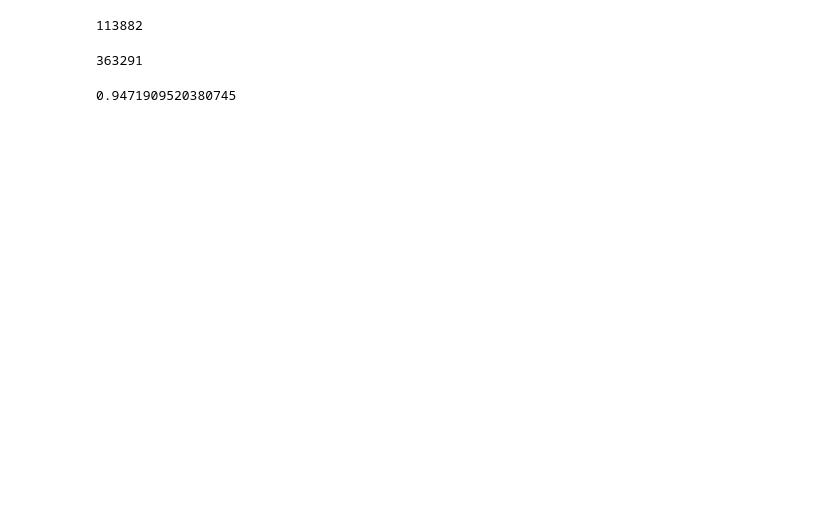
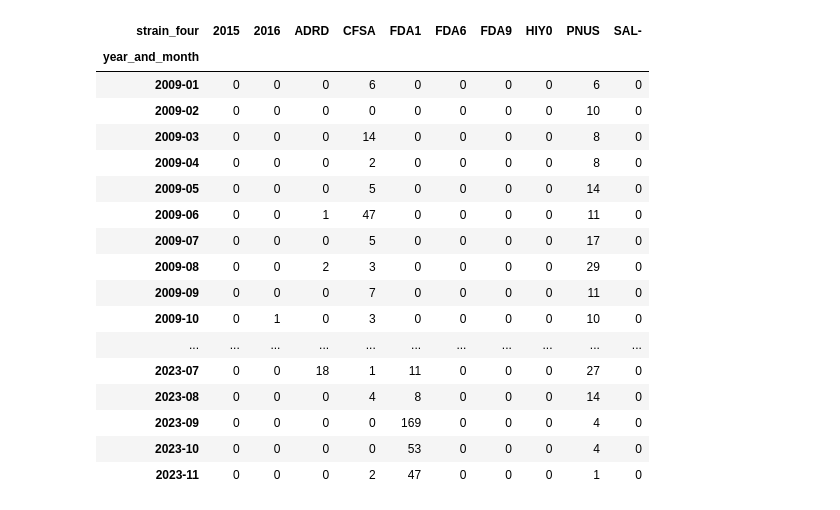
Before and after one commit to 52738592625/EpiNCBI_V1, a Jupyter notebook: charts/strain_562_590.ipynb, the cells around one changed output. Cells and saved outputs as stored; diff of their text form; code cells hidden in the pictures; blank space fills up the shorter version.

```diff
--- a/charts/strain_562_590.ipynb
+++ b/charts/strain_562_590.ipynb
@@ -5,3 +5,23 @@ pd.set_option('display.max_rows', None)
 pd.set_option('display.max_columns', None)
 ecoli = pd.read_csv('../ncbi_562_data.csv')
 salmonella = pd.read_csv('../ncbi_590_data.csv')
+# %%
+ecoli = ecoli[ecoli['is_usa_based'] == 1]
+ecoli['collection_year'] = pd.to_numeric(ecoli['collection_year'], errors='coerce')
+ecoli = ecoli[ecoli['collection_year'] >= 2009]
+ecoli = ecoli[ecoli['month'].notna()]
+ecoli['collection_year'] = ecoli['collection_year'].astype(str)
+ecoli['collection_year'] = ecoli['collection_year'].str[:4]
+ecoli['month'] = ecoli['month'].astype(int)
+ecoli['month'] = ecoli['month'].apply(lambda x: f"{x:02d}")
+ecoli['year_and_month'] = ecoli['collection_year'] + '-' + ecoli['month']
+
+salmonella = salmonella[salmonella['is_usa_based'] == 1]
+salmonella['collection_year'] = pd.to_numeric(salmonella['collection_year'], errors='coerce')
+salmonella = salmonella[salmonella['collection_year'] >= 2009]
+salmonella = salmonella[salmonella['month'].notna()]
+salmonella['collection_year'] = salmonella['collection_year'].astype(str)
+salmonella['collection_year'] = salmonella['collection_year'].str[:4]
+salmonella['month'] = salmonella['month'].astype(int)
+salmonella['month'] = salmonella['month'].apply(lambda x: f"{x:02d}")
+salmonella['year_and_month'] = salmonella['collection_year'] + '-' + salmonella['month']
@@ -47,12 +34,34 @@ salmonella['strain'].unique().shape
-# %%
-len(ecoli)
-# %% [output]
-113882
-# %%
-len(salmonella)
-# %% [output]
-363291
-# %%
-(113882-6014)/113882
-# %% [output]
-0.9471909520380745
+# %%
+#make a year_month_count for each of the top 10 submitters for ecoli
+top_10_e_strain_4 = ecoli['strain_four'].value_counts().nlargest(10).index
+ecoli_top_10 = ecoli[ecoli['strain_four'].isin(top_10_e_strain_4)]
+year_month_counts_e = ecoli_top_10['year_and_month'].value_counts().sort_index()
+#make a year_month
+#make a year_month_count for each of the top 10 submitters for ecoli
+top_10_s_strain_4 = salmonella['strain_four'].value_counts().nlargest(10).index
+salmonella_top_10 = salmonella[salmonella['strain_four'].isin(top_10_s_strain_4)]
+year_month_counts_s = salmonella_top_10['year_and_month'].value_counts().sort_index()
+# %%
+ecoli_top_10_counts = ecoli_top_10.groupby(['year_and_month', 'strain_four']).size().unstack(fill_value=0)
+salmonella_top_10_counts = salmonella_top_10.groupby(['year_and_month', 'strain_four']).size().unstack(fill_value=0)
+# %%
+salmonella_top_10_counts
+# %% [output]
+| strain_four | 2015 | 2016 | ADRD | CFSA | FDA1 | FDA6 | FDA9 | HIY0 | PNUS | SAL- |
+| year_and_month |  |  |  |  |  |  |  |  |  |  |
+| 2009-01 | 0 | 0 | 0 | 6 | 0 | 0 | 0 | 0 | 6 | 0 |
+| 2009-02 | 0 | 0 | 0 | 0 | 0 | 0 | 0 | 0 | 10 | 0 |
+| 2009-03 | 0 | 0 | 0 | 14 | 0 | 0 | 0 | 0 | 8 | 0 |
+| 2009-04 | 0 | 0 | 0 | 2 | 0 | 0 | 0 | 0 | 8 | 0 |
+| 2009-05 | 0 | 0 | 0 | 5 | 0 | 0 | 0 | 0 | 14 | 0 |
+| 2009-06 | 0 | 0 | 1 | 47 | 0 | 0 | 0 | 0 | 11 | 0 |
+| 2009-07 | 0 | 0 | 0 | 5 | 0 | 0 | 0 | 0 | 17 | 0 |
+| 2009-08 | 0 | 0 | 2 | 3 | 0 | 0 | 0 | 0 | 29 | 0 |
+| 2009-09 | 0 | 0 | 0 | 7 | 0 | 0 | 0 | 0 | 11 | 0 |
+| 2009-10 | 0 | 1 | 0 | 3 | 0 | 0 | 0 | 0 | 10 | 0 |
+| ... | ... | ... | ... | ... | ... | ... | ... | ... | ... | ... |
+| 2023-07 | 0 | 0 | 18 | 1 | 11 | 0 | 0 | 0 | 27 | 0 |
+| 2023-08 | 0 | 0 | 0 | 4 | 8 | 0 | 0 | 0 | 14 | 0 |
+| 2023-09 | 0 | 0 | 0 | 0 | 169 | 0 | 0 | 0 | 4 | 0 |
+| 2023-10 | 0 | 0 | 0 | 0 | 53 | 0 | 0 | 0 | 4 | 0 |
+| 2023-11 | 0 | 0 | 0 | 2 | 47 | 0 | 0 | 0 | 1 | 0 |
```
Also changed, not shown: parts of 12 cells of this notebook, 12 other files.
